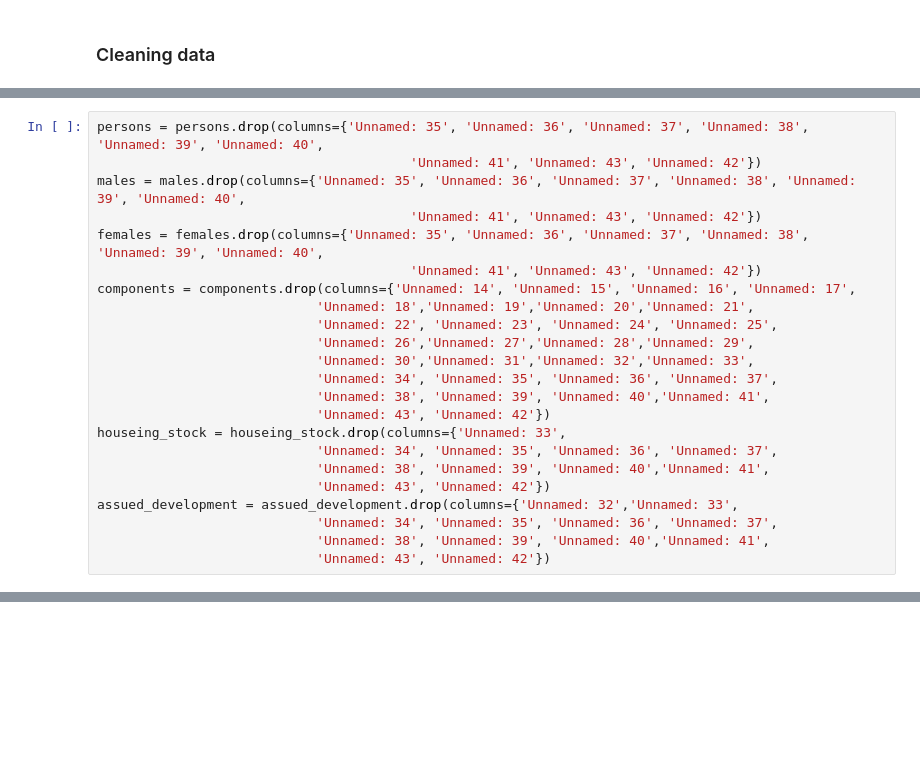
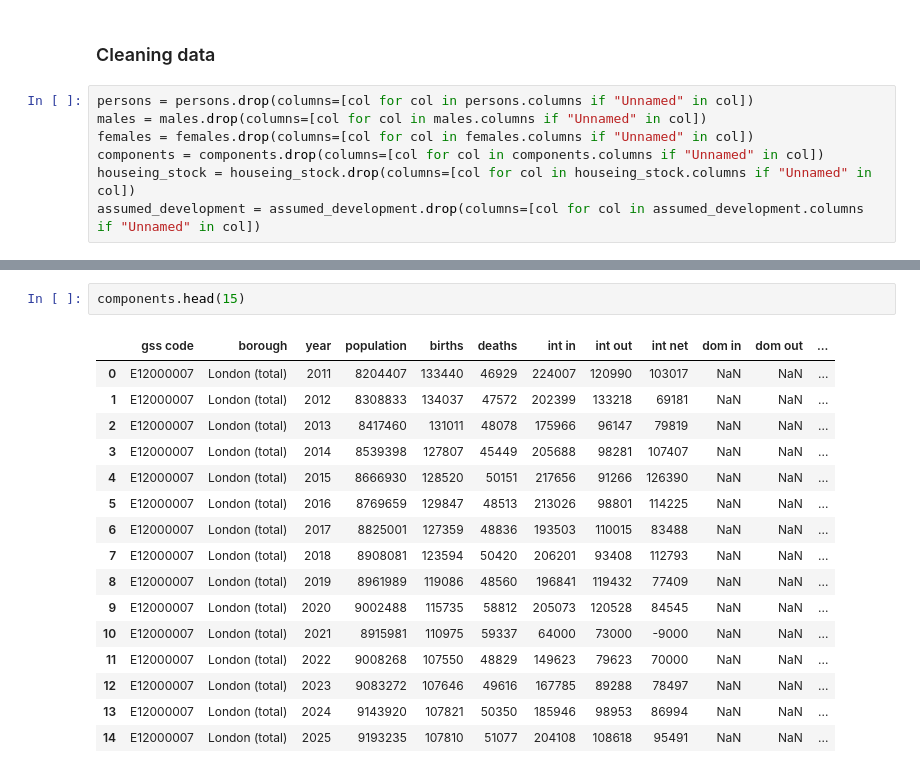
Before and after one commit to AJ-Horch/gla_population, a Jupyter notebook: GLA_project.ipynb, the cells around one changed output, grey strips where cells are left out. Saved outputs shown, nothing was run; the diff lists cells and outputs as text; blank space fills up the shorter version.

```diff
--- a/GLA_project.ipynb
+++ b/GLA_project.ipynb
@@ -27,3 +27,10 @@ assued_development = pd.read_csv(development)
 # %% [markdown]
 ### Cleaning data
+# %%
+persons = persons.drop(columns=[col for col in persons.columns if "Unnamed" in col])
+males = males.drop(columns=[col for col in males.columns if "Unnamed" in col])
+females = females.drop(columns=[col for col in females.columns if "Unnamed" in col])
+components = components.drop(columns=[col for col in components.columns if "Unnamed" in col])
+houseing_stock = houseing_stock.drop(columns=[col for col in houseing_stock.columns if "Unnamed" in col])
+assumed_development = assumed_development.drop(columns=[col for col in assumed_development.columns if "Unnamed" in col])
 # %%
@@ -49,23 +55,0 @@ memory usage: 11.8+ KB
-# %%
-persons = persons.drop(columns={'Unnamed: 35', 'Unnamed: 36', 'Unnamed: 37', 'Unnamed: 38', 'Unnamed: 39', 'Unnamed: 40',
-                                        'Unnamed: 41', 'Unnamed: 43', 'Unnamed: 42'})
-males = males.drop(columns={'Unnamed: 35', 'Unnamed: 36', 'Unnamed: 37', 'Unnamed: 38', 'Unnamed: 39', 'Unnamed: 40',
-                                        'Unnamed: 41', 'Unnamed: 43', 'Unnamed: 42'})
-females = females.drop(columns={'Unnamed: 35', 'Unnamed: 36', 'Unnamed: 37', 'Unnamed: 38', 'Unnamed: 39', 'Unnamed: 40',
-                                        'Unnamed: 41', 'Unnamed: 43', 'Unnamed: 42'})
-components = components.drop(columns={'Unnamed: 14', 'Unnamed: 15', 'Unnamed: 16', 'Unnamed: 17',
-                            'Unnamed: 18','Unnamed: 19','Unnamed: 20','Unnamed: 21',
-                            'Unnamed: 22', 'Unnamed: 23', 'Unnamed: 24', 'Unnamed: 25',
-                            'Unnamed: 26','Unnamed: 27','Unnamed: 28','Unnamed: 29',
-                            'Unnamed: 30','Unnamed: 31','Unnamed: 32','Unnamed: 33',
-                            'Unnamed: 34', 'Unnamed: 35', 'Unnamed: 36', 'Unnamed: 37',
-                            'Unnamed: 38', 'Unnamed: 39', 'Unnamed: 40','Unnamed: 41',
-                            'Unnamed: 43', 'Unnamed: 42'})
-houseing_stock = houseing_stock.drop(columns={'Unnamed: 33',
-                            'Unnamed: 34', 'Unnamed: 35', 'Unnamed: 36', 'Unnamed: 37',
-                            'Unnamed: 38', 'Unnamed: 39', 'Unnamed: 40','Unnamed: 41',
-                            'Unnamed: 43', 'Unnamed: 42'})
-assued_development = assued_development.drop(columns={'Unnamed: 32','Unnamed: 33',
-                            'Unnamed: 34', 'Unnamed: 35', 'Unnamed: 36', 'Unnamed: 37',
-                            'Unnamed: 38', 'Unnamed: 39', 'Unnamed: 40','Unnamed: 41',
-                            'Unnamed: 43', 'Unnamed: 42'})
@@ -71,0 +89,19 @@ assued_development = assued_development.drop(columns={'Unnamed: 32','Unnamed: 33
+# %%
+components.head(15)
+# %% [output]
+|  | gss code | borough | year | population | births | deaths | int in | int out | int net | dom in | dom out | ... |
+| 0 | E12000007 | London (total) | 2011 | 8204407 | 133440 | 46929 | 224007 | 120990 | 103017 | NaN | NaN | ... |
+| 1 | E12000007 | London (total) | 2012 | 8308833 | 134037 | 47572 | 202399 | 133218 | 69181 | NaN | NaN | ... |
+| 2 | E12000007 | London (total) | 2013 | 8417460 | 131011 | 48078 | 175966 | 96147 | 79819 | NaN | NaN | ... |
+| 3 | E12000007 | London (total) | 2014 | 8539398 | 127807 | 45449 | 205688 | 98281 | 107407 | NaN | NaN | ... |
+| 4 | E12000007 | London (total) | 2015 | 8666930 | 128520 | 50151 | 217656 | 91266 | 126390 | NaN | NaN | ... |
+| 5 | E12000007 | London (total) | 2016 | 8769659 | 129847 | 48513 | 213026 | 98801 | 114225 | NaN | NaN | ... |
+| 6 | E12000007 | London (total) | 2017 | 8825001 | 127359 | 48836 | 193503 | 110015 | 83488 | NaN | NaN | ... |
+| 7 | E12000007 | London (total) | 2018 | 8908081 | 123594 | 50420 | 206201 | 93408 | 112793 | NaN | NaN | ... |
+| 8 | E12000007 | London (total) | 2019 | 8961989 | 119086 | 48560 | 196841 | 119432 | 77409 | NaN | NaN | ... |
+| 9 | E12000007 | London (total) | 2020 | 9002488 | 115735 | 58812 | 205073 | 120528 | 84545 | NaN | NaN | ... |
+| 10 | E12000007 | London (total) | 2021 | 8915981 | 110975 | 59337 | 64000 | 73000 | -9000 | NaN | NaN | ... |
+| 11 | E12000007 | London (total) | 2022 | 9008268 | 107550 | 48829 | 149623 | 79623 | 70000 | NaN | NaN | ... |
+| 12 | E12000007 | London (total) | 2023 | 9083272 | 107646 | 49616 | 167785 | 89288 | 78497 | NaN | NaN | ... |
+| 13 | E12000007 | London (total) | 2024 | 9143920 | 107821 | 50350 | 185946 | 98953 | 86994 | NaN | NaN | ... |
+| 14 | E12000007 | London (total) | 2025 | 9193235 | 107810 | 51077 | 204108 | 108618 | 95491 | NaN | NaN | ... |
```
Also changed, not shown: parts of 14 cells of this notebook.
